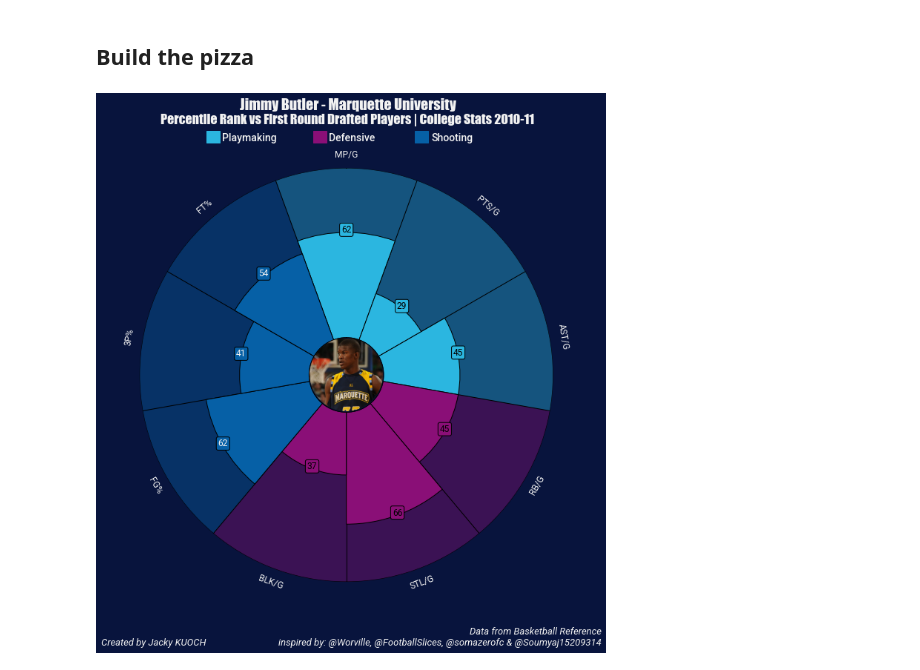
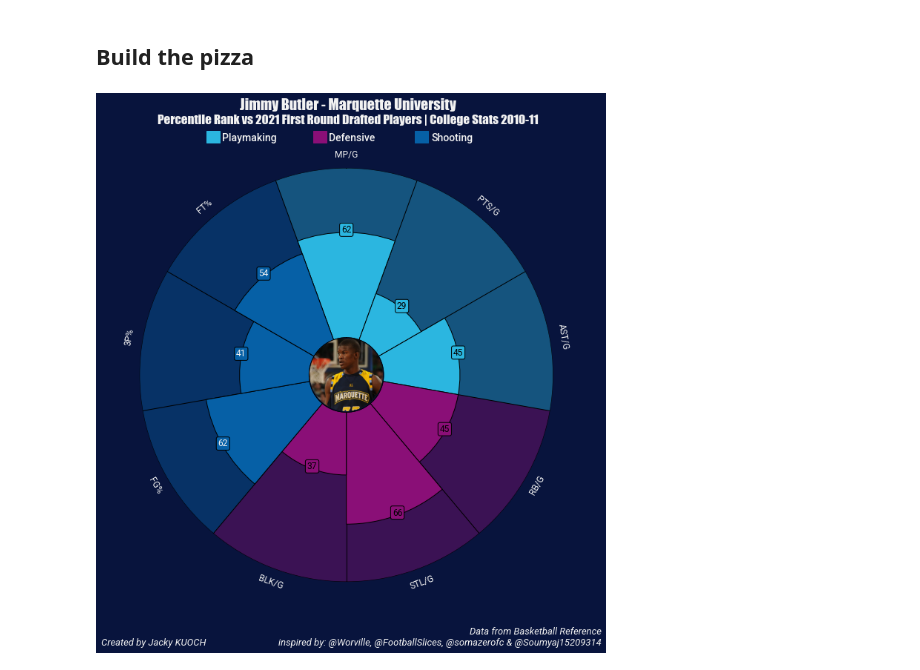
Before and after one commit to JackyKch/JimmyButler, a Jupyter notebook: coding/college_pizza_plot.ipynb, the cells around one changed output. Drawn from its saved outputs; the diff is of its cells as text; code cells hidden in the pictures.

Commit message:
Pizza plot for Butler college stats

```diff
--- a/coding/college_pizza_plot.ipynb
+++ b/coding/college_pizza_plot.ipynb
@@ -155,7 +155,7 @@ fig, ax = baker.make_pizza(
 fig.text(0.515, 0.975, "Jimmy Butler - Marquette University", size=20,ha="center", fontname = 'Impact', color="#F2F2F2")
 
 # add subtitle
-fig.text(0.515, 0.95,"Percentile Rank vs First Round Drafted Players | College Stats 2010-11", size=18, ha="center", fontname = 'Impact', color="#F2F2F2", fontweight="light")
+fig.text(0.515, 0.95,"Percentile Rank vs 2021 First Round Drafted Players | College Stats 2010-11", size=17, ha="center", fontname = 'Impact', color="#F2F2F2", fontweight="light")
 
 # add credits
 CREDIT_1 = "Data from Basketball Reference"
@@ -168,31 +168,31 @@ fig.text(
 
 fig.text(0.25, 0.02, "Created by Jacky KUOCH", size=13, fontproperties=font_italic.prop, color="#F2F2F2",ha="right")
 
 # add text
 fig.text(0.28, 0.92, "Playmaking", size=14, fontproperties=font_bold.prop, color="#F2F2F2")
 fig.text(0.48, 0.92, "Defensive", size=14, fontproperties=font_bold.prop, color="#F2F2F2")
 fig.text(0.672, 0.92, "Shooting", size=14, fontproperties=font_bold.prop, color="#F2F2F2")
 
 # add rectangles
 fig.patches.extend([
     plt.Rectangle(
         (0.25, 0.917), 0.025, 0.021, fill=True, color="#2bb6e0",
         transform=fig.transFigure, figure=fig
     ),
     plt.Rectangle(
         (0.45, 0.917), 0.025, 0.021, fill=True, color="#8A0F77",
         transform=fig.transFigure, figure=fig
     ),
     plt.Rectangle(
         (0.64, 0.917), 0.025, 0.021, fill=True, color="#0660A6",
         transform=fig.transFigure, figure=fig
     ),
 ])
 
 # add image
 ax_image = add_image(butler_cropped, fig, left=0.439, bottom=0.438, width=0.145, height=0.130)
 
 
 plt.show()
 # %% [output]
-[figure, old version]
+[figure, new version]
```
